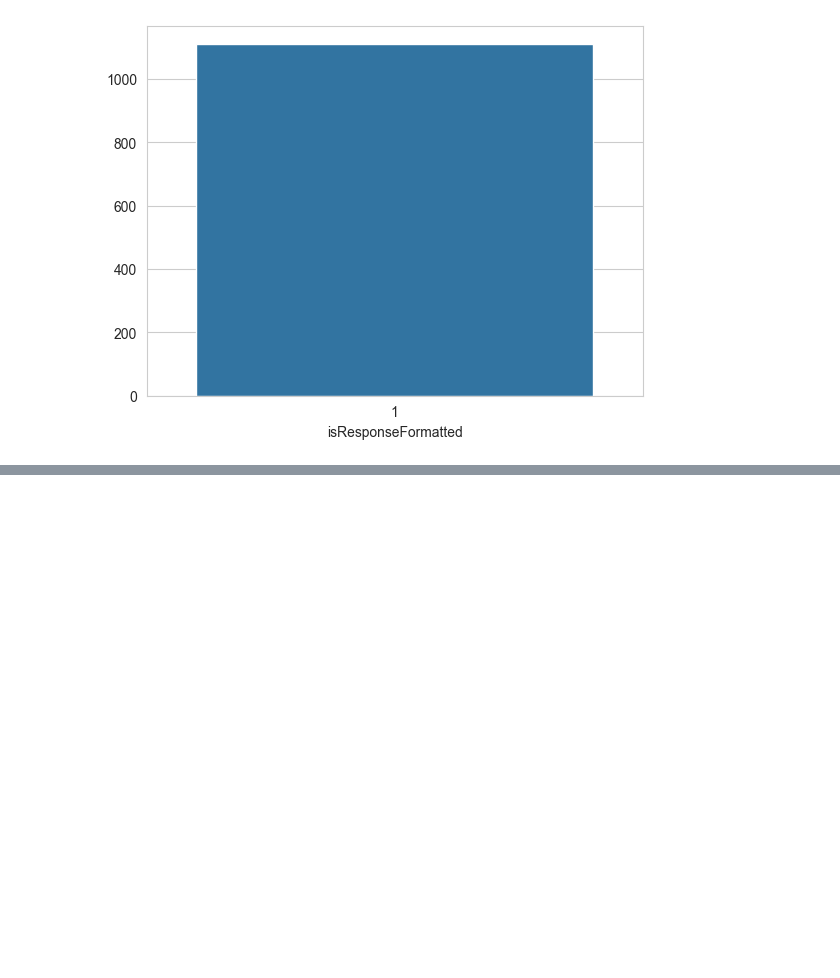
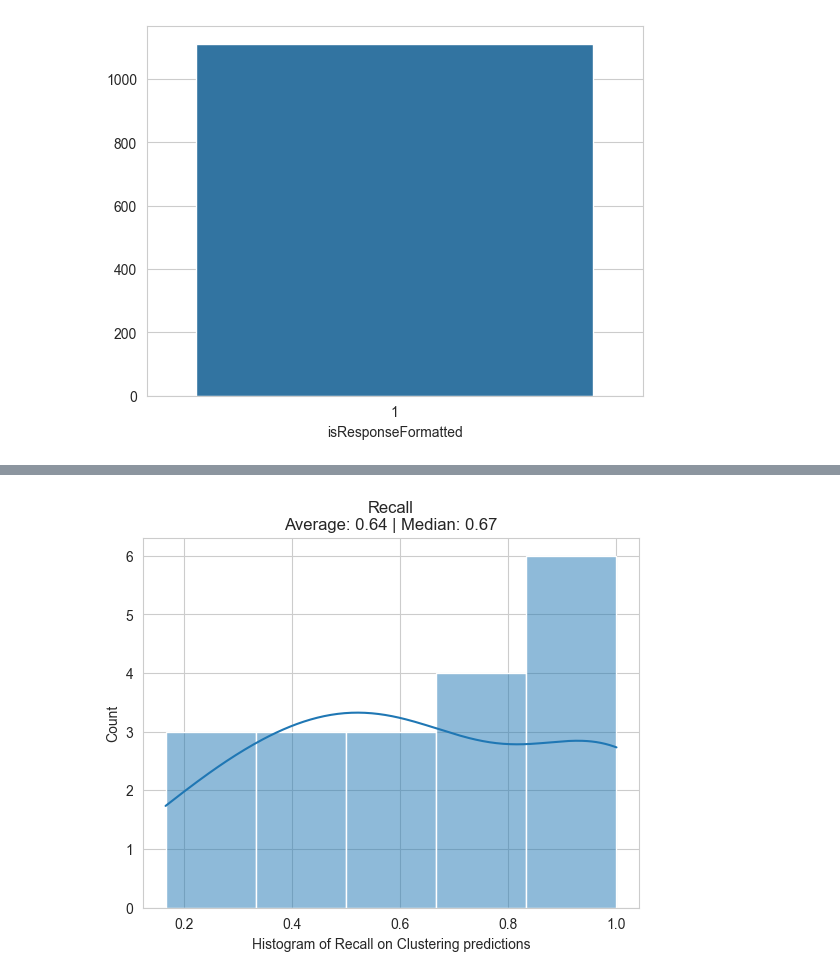
Before and after one commit to MicahHarlan/InfoRetrievalTermProject, a Jupyter notebook: metrics/results_engineering.ipynb, the cells around one changed output, grey strips where cells are left out. Cells and saved outputs as stored; diff of their text form; code cells hidden in the pictures; blank space fills up the shorter version.

```diff
--- a/metrics/results_engineering.ipynb
+++ b/metrics/results_engineering.ipynb
@@ -55,0 +109,9 @@ sns.barplot(x=df_formatting.isResponseFormatted.value_counts().index, y=df_forma
+# %%
+sns.histplot(df_clustering_1['Recall'], bins=5, kde=True)
+plt.xlabel('Histogram of Recall on Clustering predictions')
+plt.ylabel('Count')
+plt.title('Recall' + "\n" + "Average: " + str(round(df_clustering_1['Recall'].mean(), 2)) + " | " + "Median: " + str(round(df_clustering_1['Recall'].median(), 2)))
+plt.savefig('tfidf-recall.png')
+plt.show()
+# %% [output]
+[figure, added]
```
Also changed, not shown: parts of 18 cells of this notebook, 13 other files.
